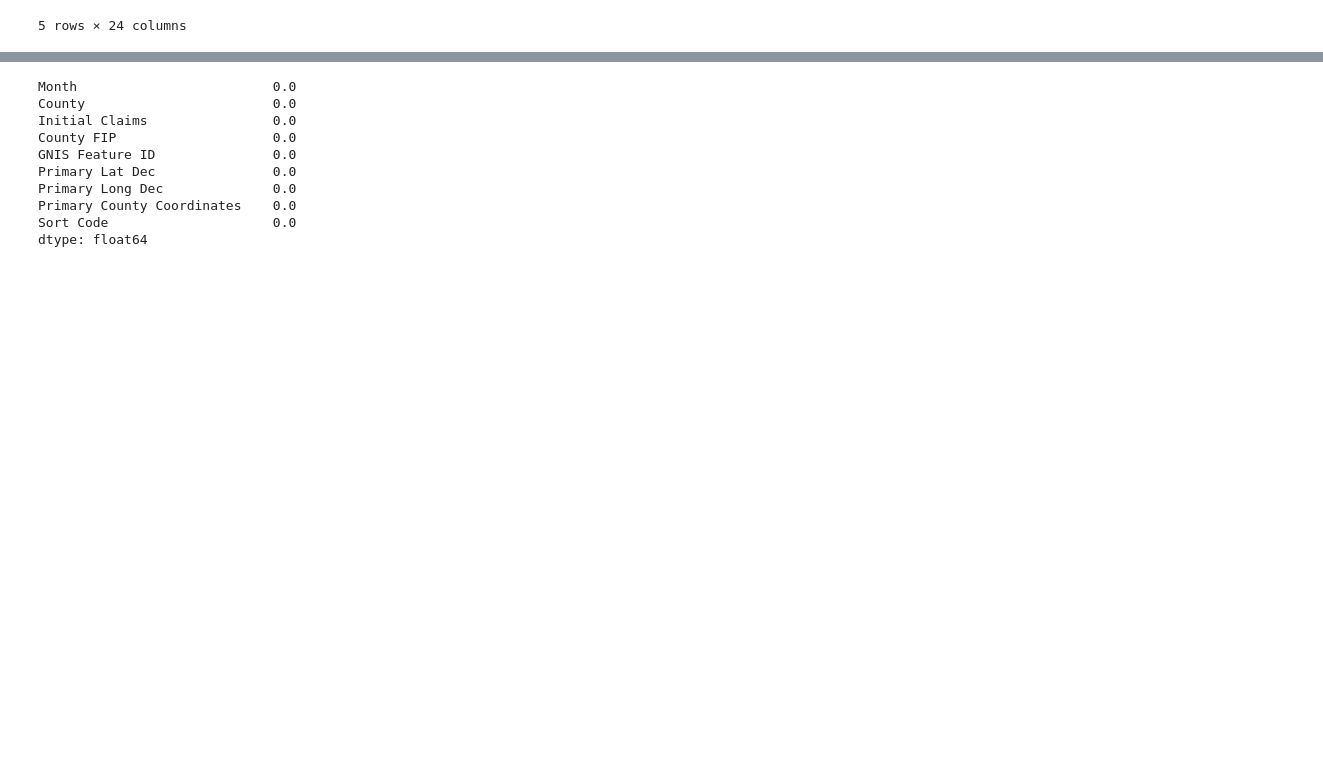
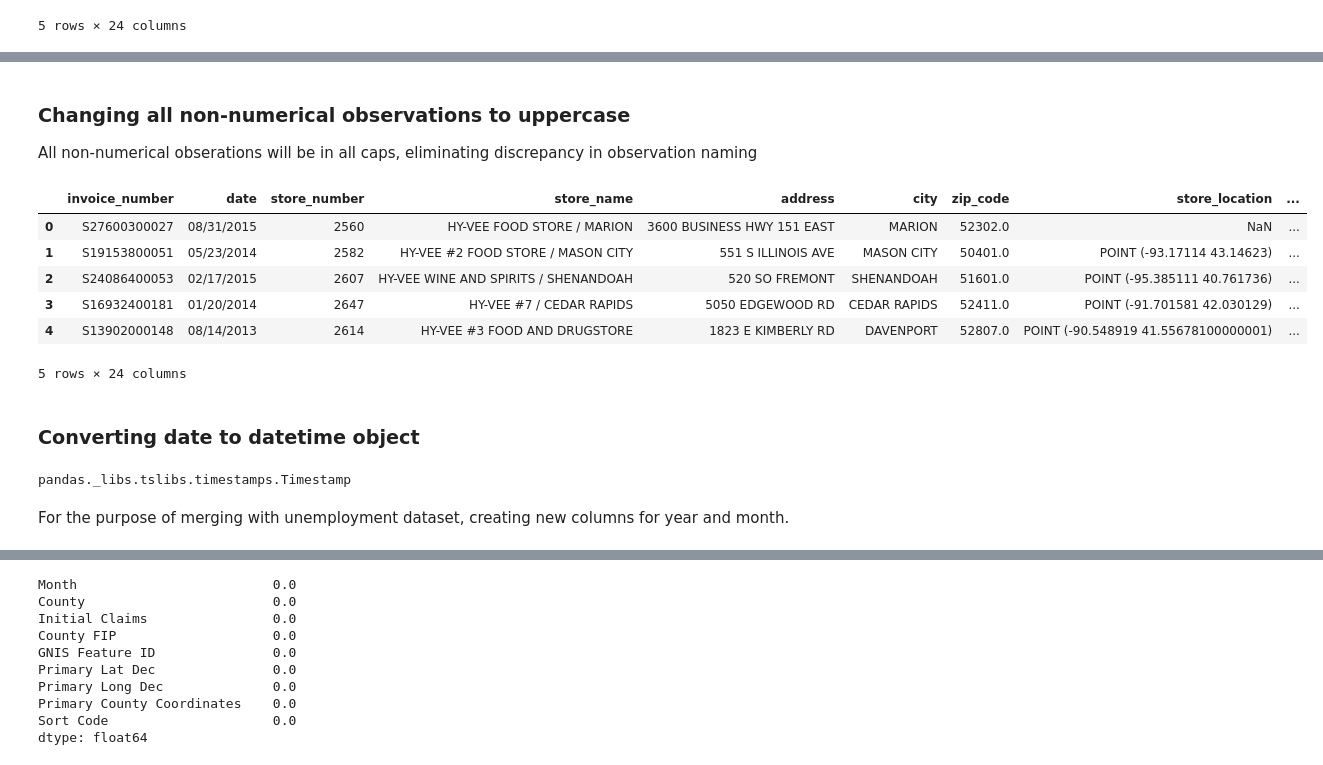
Before and after one commit to mhelak/LiquorSales, a Jupyter notebook: Data Cleaning.ipynb, the cells around one changed output, grey strips where cells are left out. Cells and saved outputs as stored; diff of their text form; code cells hidden in the pictures; blank space fills up the shorter version.

```diff
--- a/Data Cleaning.ipynb
+++ b/Data Cleaning.ipynb
@@ -44,2 +43,0 @@ df['Year'] = pd.DatetimeIndex(df['Date']).year
-# %%
-df['Month'] = pd.DatetimeIndex(df['Date']).month
@@ -70,0 +77,5 @@ import pandas_profiling
+# %%
+df.columns = map(str.lower, df.columns)
+# %%
+df.rename(columns = {'invoice/item number': 'invoice_number', 'store number': 'store_number', 'store name': 'store_name', 'zip code': 'zip_code', 'store location': 'store_location', 'county number': 'county_number', 'category name': 'category_name', 'vendor number': 'vendor_number', 'vendor name': 'vendor_name', 'item number': 'item_number', 'item description': 'item_description', 'bottle volume (ml)': 'bottle_volume_(ml)', 'state bottle cost': 'state_bottle_cost', 'state bottle retail': 'state_bottle_retail', 'bottles sold': 'bottles_sold', 'sale (dollars)':
+'sale_(dollars)', 'volume sold (liters)': 'volume_sold_(liters)', 'volume sold (gallons)':'volume_sold_(gallons)'}, inplace = True)
@@ -70,0 +92,18 @@ import pandas_profiling
+# %% [markdown]
+### Changing all non-numerical observations to uppercase
+
+All non-numerical obserations will be in all caps, eliminating discrepancy in observation naming
+# %%
+df = df.applymap(lambda s:s.upper() if type(s) == str else s)
+# %%
+df.head()
+# %% [output]
+|  | invoice_number | date | store_number | store_name | address | city | zip_code | store_location | ... |
+| 0 | S27600300027 | 08/31/2015 | 2560 | HY-VEE FOOD STORE / MARION | 3600 BUSINESS HWY 151 EAST | MARION | 52302.0 | NaN | ... |
+| 1 | S19153800051 | 05/23/2014 | 2582 | HY-VEE #2 FOOD STORE / MASON CITY | 551 S ILLINOIS AVE | MASON CITY | 50401.0 | POINT (-93.17114 43.14623) | ... |
+| 2 | S24086400053 | 02/17/2015 | 2607 | HY-VEE WINE AND SPIRITS / SHENANDOAH | 520 SO FREMONT | SHENANDOAH | 51601.0 | POINT (-95.385111 40.761736) | ... |
+| 3 | S16932400181 | 01/20/2014 | 2647 | HY-VEE #7 / CEDAR RAPIDS | 5050 EDGEWOOD RD | CEDAR RAPIDS | 52411.0 | POINT (-91.701581 42.030129) | ... |
+| 4 | S13902000148 | 08/14/2013 | 2614 | HY-VEE #3 FOOD AND DRUGSTORE | 1823 E KIMBERLY RD | DAVENPORT | 52807.0 | POINT (-90.548919 41.55678100000001) | ... |
+5 rows × 24 columns
+# %% [markdown]
+### Converting date to datetime object
@@ -70,0 +112,6 @@ import pandas_profiling
+# %%
+type(df['date'].iloc[1])
+# %% [output]
+pandas._libs.tslibs.timestamps.Timestamp
+# %% [markdown]
+For the purpose of merging with unemployment dataset, creating new columns for year and month.
```
Also changed, not shown: parts of 113 cells of this notebook.
